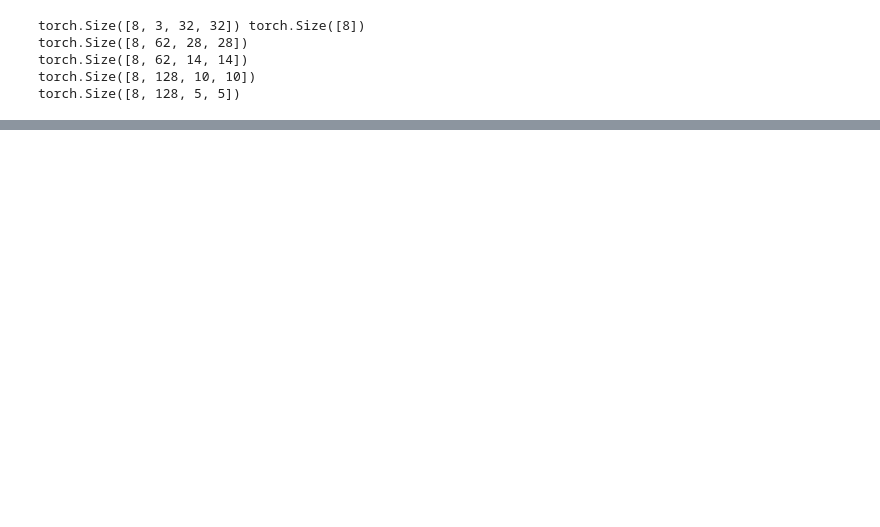
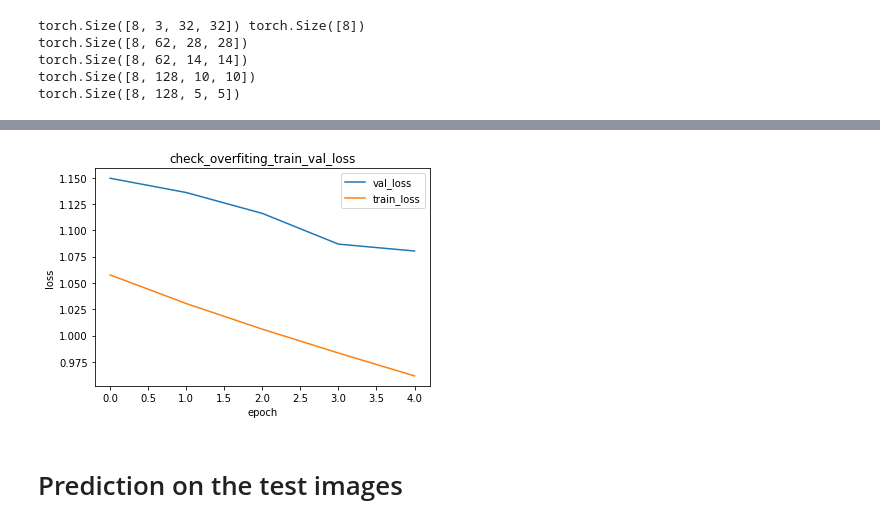
Before and after one commit to nakulpyasi/Unified-AI, a Jupyter notebook: _notebooks/CNN.ipynb, the cells around one changed output, grey strips where cells are left out. Cells and saved outputs as stored; diff of their text form; code cells hidden in the pictures; blank space fills up the shorter version.

```diff
--- a/_notebooks/CNN.ipynb
+++ b/_notebooks/CNN.ipynb
@@ -204,0 +227,14 @@ Epoch [13], val_loss: 1.4345, val_acc: 0.6526
+# %%
+def overfit_check(out_lst):
+  plt.plot([a['val_loss'] for a in out_lst])
+  plt.plot([a['train_loss'] for a in out_lst])
+  plt.xlabel('epoch')
+  plt.ylabel('loss')
+  plt.legend(['val_loss', 'train_loss'])
+  plt.title('check_overfiting_train_val_loss')
+# %%
+overfit_check(out_lst)
+# %% [output]
+[figure, added]
+# %% [markdown]
+# Prediction on the test images
```
Also changed, not shown: parts of 25 cells of this notebook.
